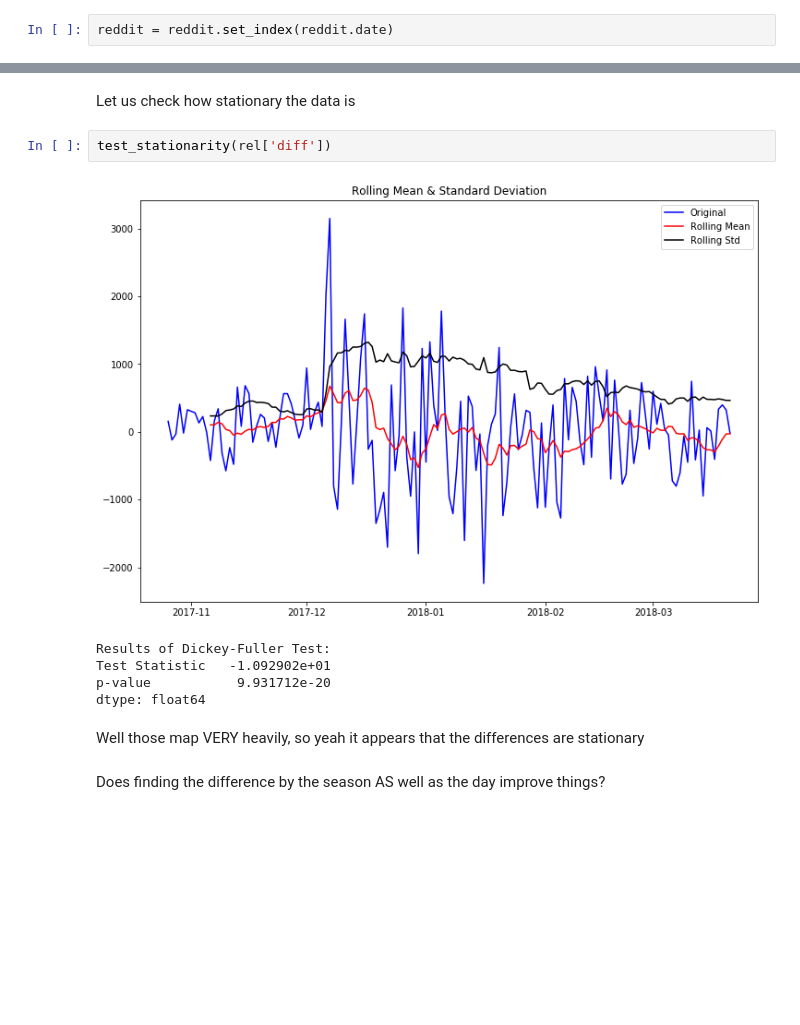
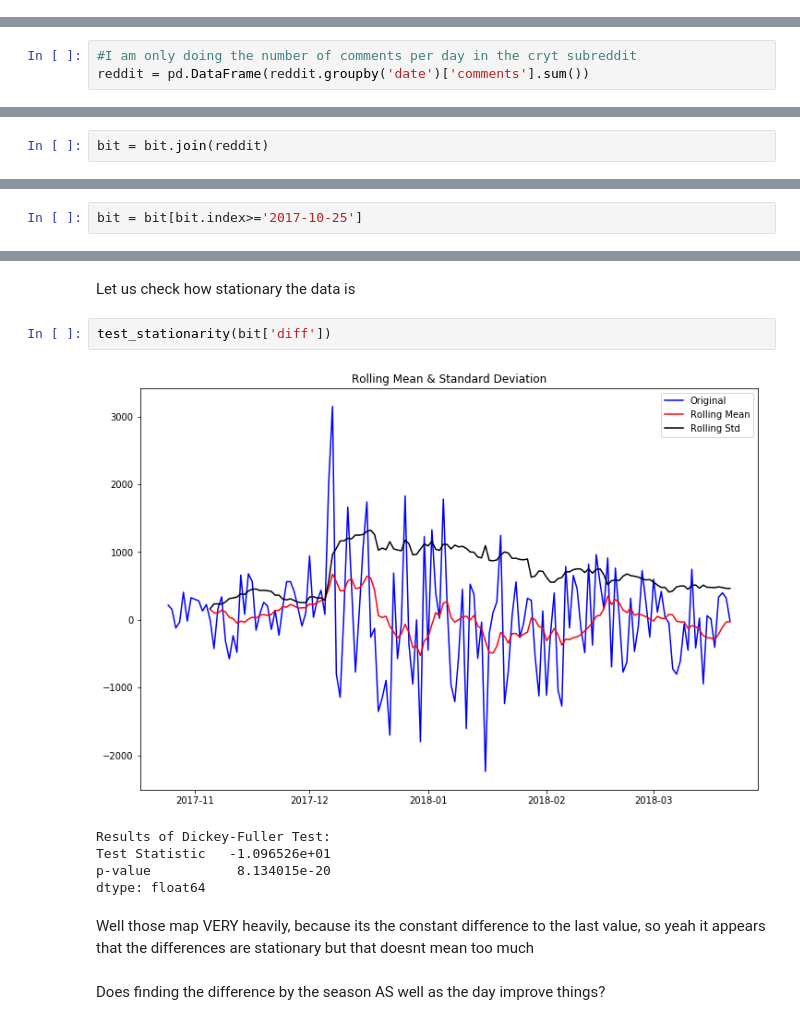
Before and after one commit to Mikhail-Naumov/Another_Bitcoin_Predictor, a Jupyter notebook: BitCoin.ipynb, the cells around one changed output, grey strips where cells are left out. Cells and saved outputs as stored; diff of their text form; blank space fills up the shorter version.

Commit message:
added Reddit Comment values&analysis, to see if it can help predict vals

```diff
--- a/BitCoin.ipynb
+++ b/BitCoin.ipynb
@@ -44,2 +41,0 @@ NameError: name 'reddit' is not defined
-# %%
-reddit = reddit.set_index(reddit.date)
@@ -48 +42,4 @@ NameError: name 'reddit' is not defined
+# %%
+#I am only doing the number of comments per day in the cryt subreddit
+reddit = pd.DataFrame(reddit.groupby('date')['comments'].sum())
 # %%
@@ -52,3 +49,5 @@ NameError: name 'reddit' is not defined
+# %%
+bit = bit.join(reddit)
 # %% [markdown]
 ## Preliminary EDA
 # %%
@@ -124,0 +134,2 @@ This shows us:
+# %%
+bit = bit[bit.index>='2017-10-25']
@@ -295,15 +334,15 @@ rel['bpi'].diff(1).plot();
 # %% [markdown]
 Let us check how stationary the data is
 # %%
-test_stationarity(rel['diff'])
+test_stationarity(bit['diff'])
 # %% [output]
-[figure, old version]
+[figure, new version]
 Results of Dickey-Fuller Test:
-Test Statistic   -1.092902e+01
-p-value           9.931712e-20
+Test Statistic   -1.096526e+01
+p-value           8.134015e-20
 dtype: float64
 # %% [markdown]
-Well those map VERY heavily, so yeah it appears that the differences are stationary
+Well those map VERY heavily, because its the constant difference to the last value, so yeah it appears that the differences are stationary but that doesnt mean too much
 # %% [markdown]
 Does finding the difference by the season AS well as the day improve things?
 # %%
```
Also changed, not shown: parts of 46 cells of this notebook.
